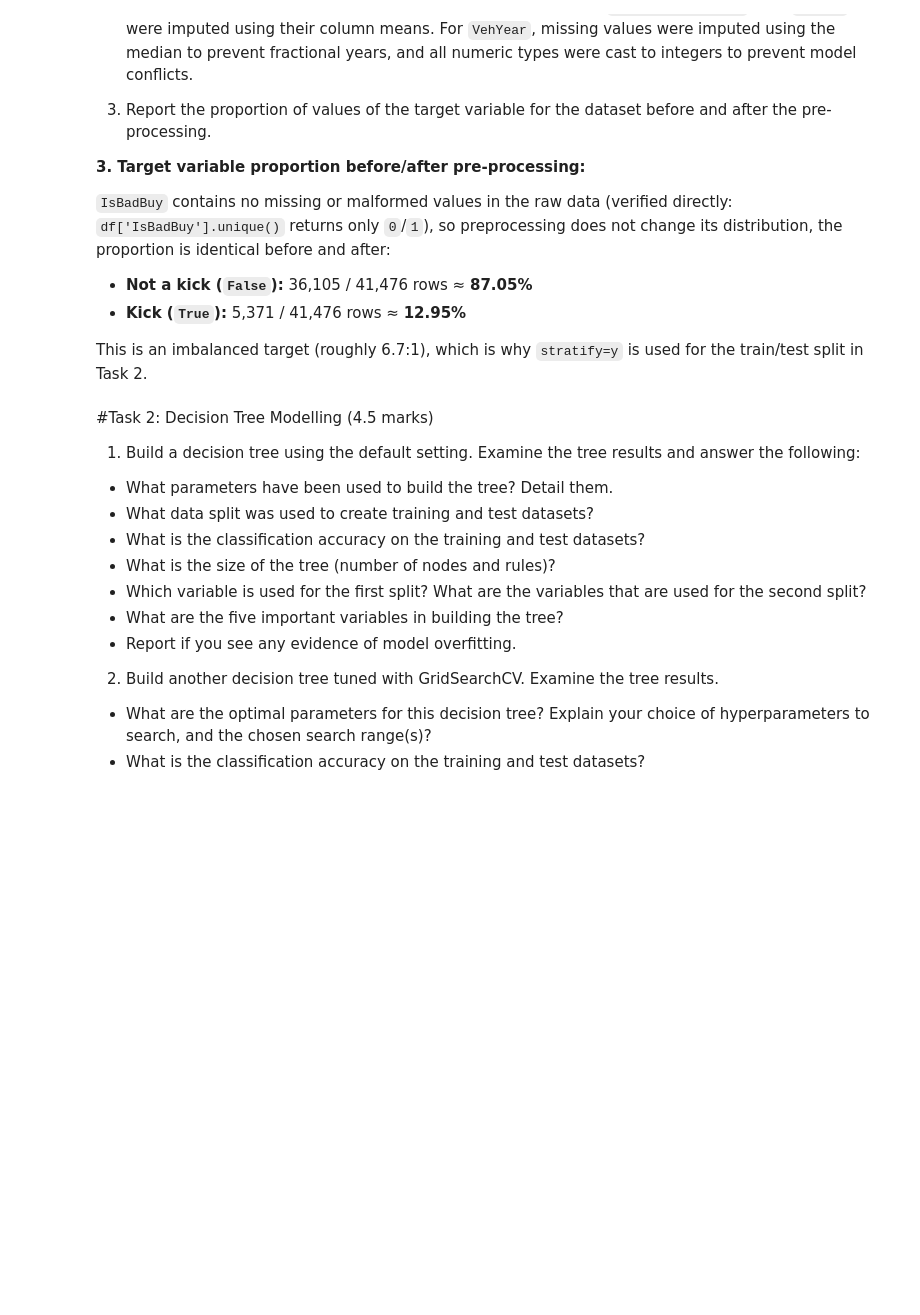
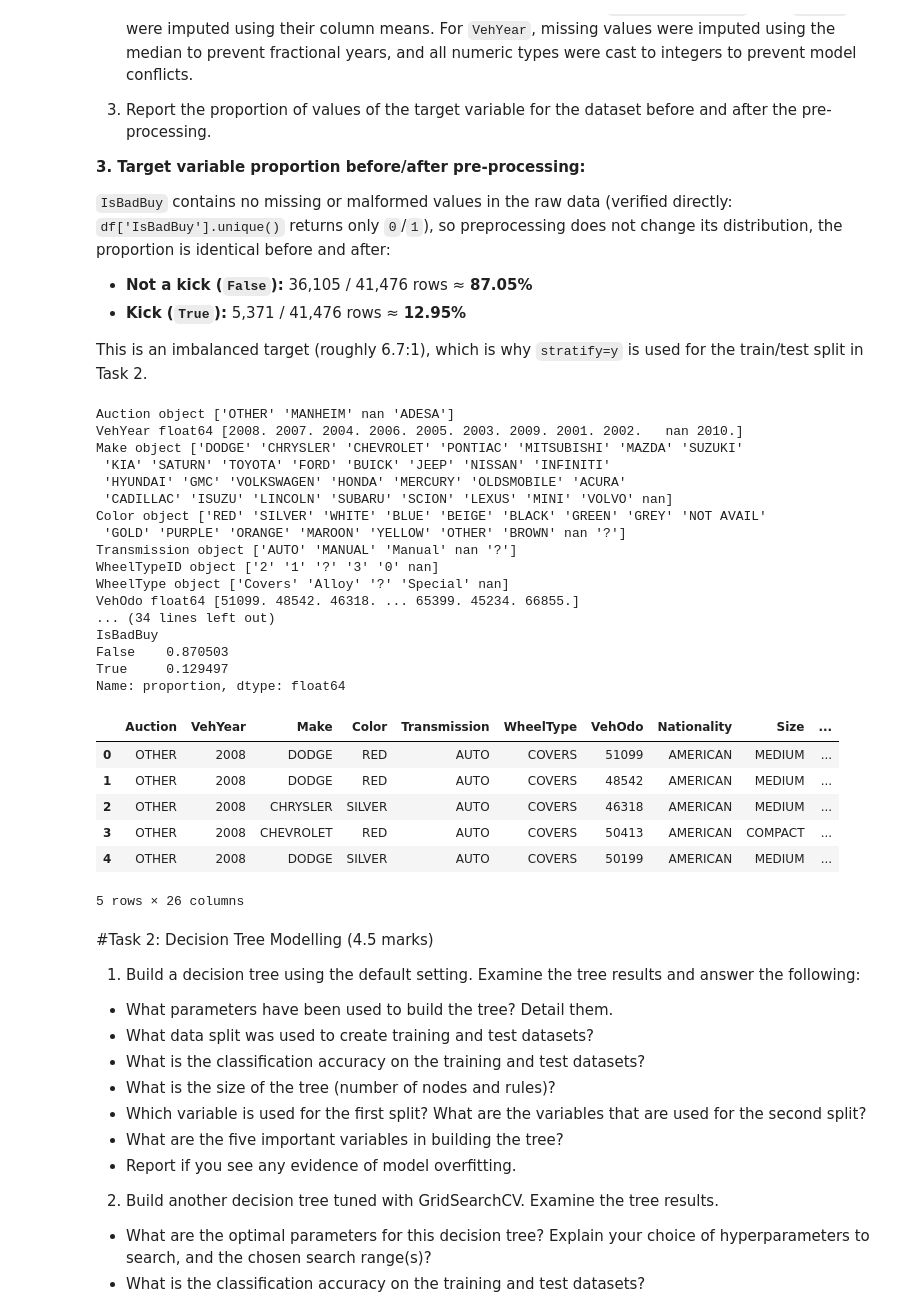
Before and after one commit to dmitrynovik/ml-a1a, a Jupyter notebook: 1a.ipynb, the cells around one changed output. Cells and saved outputs as stored; diff of their text form; code cells hidden in the pictures; blank space fills up the shorter version.

Commit message:
reinstate explore

```diff
--- a/1a.ipynb
+++ b/1a.ipynb
@@ -51,6 +51,12 @@ df = pd.read_csv(FILE)
 
 # Task 1.3: Target variable proportion BEFORE preprocessing
 target_before = df['IsBadBuy'].value_counts(normalize=True, dropna=False)
+def explore(df):
+    skip_cols = ["PurchaseID", "PurchaseDate", "PurchaseTimestamp", "WarrantyCost"]
+    for col in df.columns:
+        if col in skip_cols:
+            continue
+        print(col, df[col].dtype, df[col].unique())
 
 def normalize_str_column(df, col_name):
     # Standardize string missing indicators and convert to uppercase category 'N/A':
@@ -88,6 +94,9 @@ def convert_string_to_float_na_fill_mean(df, col_name):
     # Coerce to numeric and impute missing values with mean
     df[col_name] = pd.to_numeric(df[col_name], errors="coerce")
     df[col_name] = df[col_name].fillna(df[col_name].mean())
+
+# "Explore" data first:
+explore(df)
 
 # Drop irrelevant identifiers and duplicate redundant features:
 df.drop(['PurchaseID', 'PurchaseDate', 'PurchaseTimestamp', 'WheelTypeID', 'TopThreeAmericanName'], axis=1, inplace=True)
@@ -120,33 +129,58 @@ normalize_bool_column(df, 'ForSale', fill_value=True)
 normalize_bool_column(df, 'IsOnlineSale', fill_value=False)
 normalize_bool_column(df, 'IsBadBuy', fill_value=False)
 
 # Clean and impute all MMR acquisition and current pricing variables
 convert_string_to_int_na_fill_mean(df, 'MMRAcquisitionAuctionAveragePrice')
 convert_string_to_int_na_fill_mean(df, 'MMRAcquisitionAuctionCleanPrice')
 convert_string_to_int_na_fill_mean(df, 'MMRAcquisitionRetailAveragePrice')
 convert_string_to_int_na_fill_mean(df, 'MMRAcquisitonRetailCleanPrice')
 convert_string_to_int_na_fill_mean(df, 'MMRCurrentAuctionAveragePrice')
 convert_string_to_int_na_fill_mean(df, 'MMRCurrentAuctionCleanPrice')
 convert_string_to_int_na_fill_mean(df, 'MMRCurrentRetailAveragePrice')
 convert_string_to_int_na_fill_mean(df, 'MMRCurrentRetailCleanPrice')
 convert_string_to_float_na_fill_mean(df, 'MMRCurrentRetailRatio')
 
 # Ensure VehBCost is properly converted to numeric and imputed
 df['VehBCost'] = pd.to_numeric(df['VehBCost'], errors='coerce')
 df['VehBCost'] = df['VehBCost'].fillna(df['VehBCost'].mean())
 
 # Verification: Confirm that zero NaNs remain in the preprocessed DataFrame
 print("\n=== AFTER PROCESSING: Check for Remaining NaNs ===")
 print(df.isna().sum()[df.isna().sum() > 0])
 
 # Task 1.3: Target variable proportion AFTER preprocessing
 target_after = df['IsBadBuy'].value_counts(normalize=True, dropna=False)
 print("\n=== Target variable (IsBadBuy) proportion BEFORE preprocessing ===")
 print(target_before)
 print("\n=== Target variable (IsBadBuy) proportion AFTER preprocessing ===")
 print(target_after)
 
 df.head()
+# %% [output]
+Auction object ['OTHER' 'MANHEIM' nan 'ADESA']
+VehYear float64 [2008. 2007. 2004. 2006. 2005. 2003. 2009. 2001. 2002.   nan 2010.]
+Make object ['DODGE' 'CHRYSLER' 'CHEVROLET' 'PONTIAC' 'MITSUBISHI' 'MAZDA' 'SUZUKI'
+ 'KIA' 'SATURN' 'TOYOTA' 'FORD' 'BUICK' 'JEEP' 'NISSAN' 'INFINITI'
+ 'HYUNDAI' 'GMC' 'VOLKSWAGEN' 'HONDA' 'MERCURY' 'OLDSMOBILE' 'ACURA'
+ 'CADILLAC' 'ISUZU' 'LINCOLN' 'SUBARU' 'SCION' 'LEXUS' 'MINI' 'VOLVO' nan]
+Color object ['RED' 'SILVER' 'WHITE' 'BLUE' 'BEIGE' 'BLACK' 'GREEN' 'GREY' 'NOT AVAIL'
+ 'GOLD' 'PURPLE' 'ORANGE' 'MAROON' 'YELLOW' 'OTHER' 'BROWN' nan '?']
+Transmission object ['AUTO' 'MANUAL' 'Manual' nan '?']
+WheelTypeID object ['2' '1' '?' '3' '0' nan]
+WheelType object ['Covers' 'Alloy' '?' 'Special' nan]
+VehOdo float64 [51099. 48542. 46318. ... 65399. 45234. 66855.]
+... (34 lines left out)
+IsBadBuy
+False    0.870503
+True     0.129497
+Name: proportion, dtype: float64
+|  | Auction | VehYear | Make | Color | Transmission | WheelType | VehOdo | Nationality | Size | ... |
+| 0 | OTHER | 2008 | DODGE | RED | AUTO | COVERS | 51099 | AMERICAN | MEDIUM | ... |
+| 1 | OTHER | 2008 | DODGE | RED | AUTO | COVERS | 48542 | AMERICAN | MEDIUM | ... |
+| 2 | OTHER | 2008 | CHRYSLER | SILVER | AUTO | COVERS | 46318 | AMERICAN | MEDIUM | ... |
+| 3 | OTHER | 2008 | CHEVROLET | RED | AUTO | COVERS | 50413 | AMERICAN | COMPACT | ... |
+| 4 | OTHER | 2008 | DODGE | SILVER | AUTO | COVERS | 50199 | AMERICAN | MEDIUM | ... |
+5 rows × 26 columns
 # %% [markdown]
 #Task 2: Decision Tree Modelling (4.5 marks)
 1. Build a decision tree using the default setting. Examine the tree results and answer the following:
```
